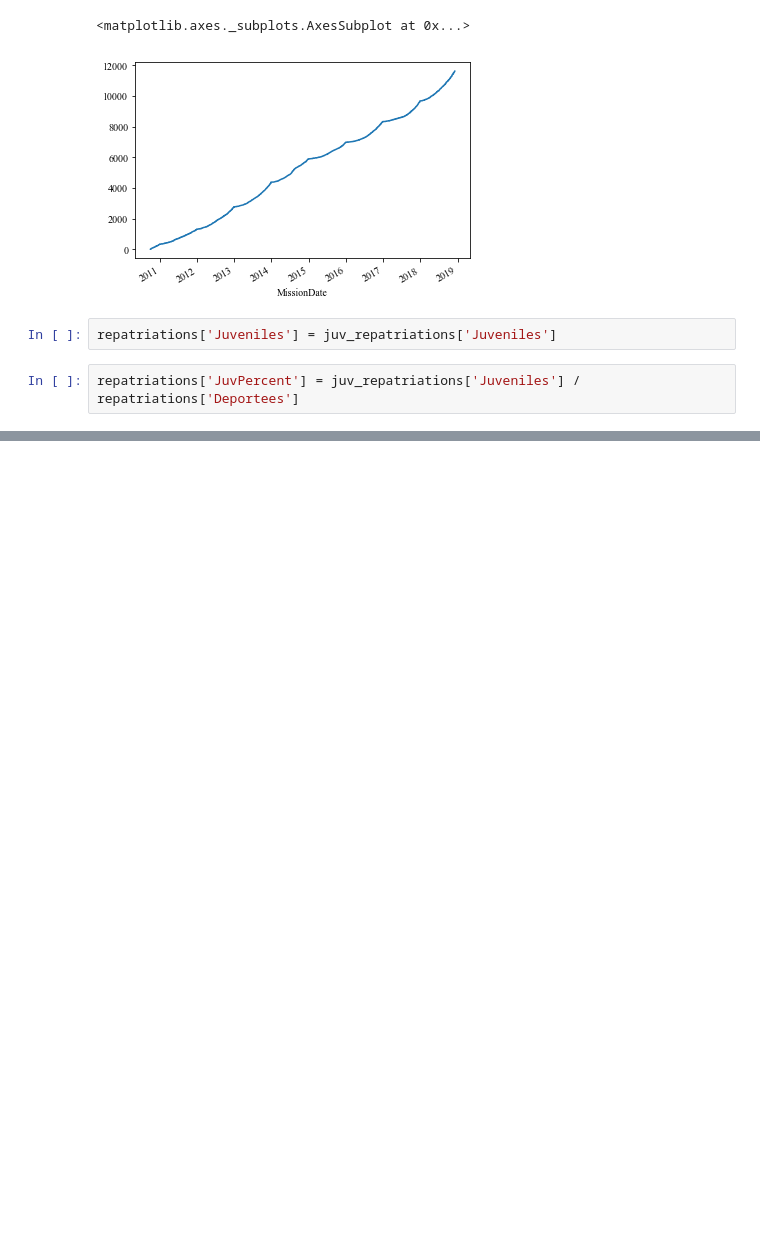
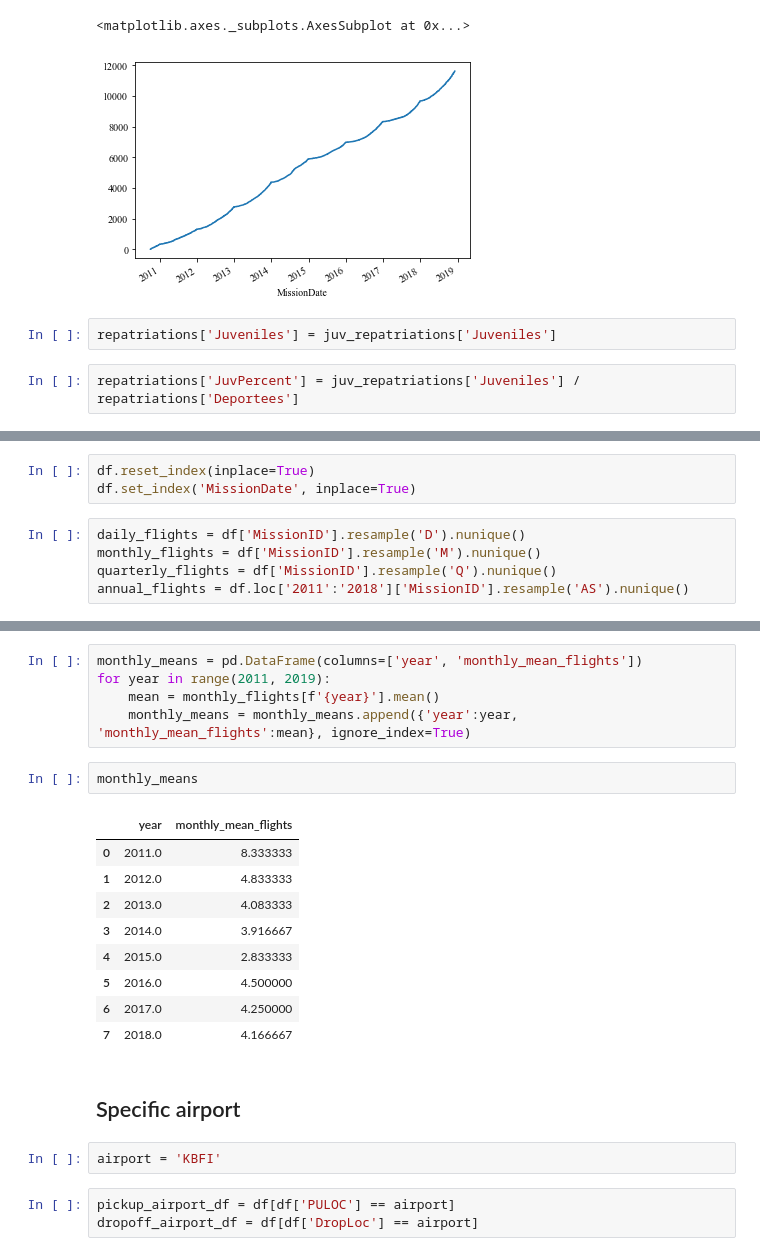
Before and after one commit to UWCHR/ice-air, a Jupyter notebook: analyze/note/analyze.ipynb, the cells around one changed output, grey strips where cells are left out. Drawn from its saved outputs; the diff is of its cells as text; blank space fills up the shorter version.

Commit message:
Additional analysis by nationality, airport

```diff
--- a/analyze/note/analyze.ipynb
+++ b/analyze/note/analyze.ipynb
@@ -636,0 +629,8 @@ repatriations
+# %%
+df.reset_index(inplace=True)
+df.set_index('MissionDate', inplace=True)
+# %%
+daily_flights = df['MissionID'].resample('D').nunique()
+monthly_flights = df['MissionID'].resample('M').nunique()
+quarterly_flights = df['MissionID'].resample('Q').nunique()
+annual_flights = df.loc['2011':'2018']['MissionID'].resample('AS').nunique()
@@ -636,0 +650,24 @@ repatriations
+# %%
+monthly_means = pd.DataFrame(columns=['year', 'monthly_mean_flights'])
+for year in range(2011, 2019):
+    mean = monthly_flights[f'{year}'].mean()
+    monthly_means = monthly_means.append({'year':year, 'monthly_mean_flights':mean}, ignore_index=True)
+# %%
+monthly_means
+# %% [output]
+|  | year | monthly_mean_flights |
+| 0 | 2011.0 | 8.333333 |
+| 1 | 2012.0 | 4.833333 |
+| 2 | 2013.0 | 4.083333 |
+| 3 | 2014.0 | 3.916667 |
+| 4 | 2015.0 | 2.833333 |
+| 5 | 2016.0 | 4.500000 |
+| 6 | 2017.0 | 4.250000 |
+| 7 | 2018.0 | 4.166667 |
+# %% [markdown]
+## Specific airport
+# %%
+airport = 'KBFI'
+# %%
+pickup_airport_df = df[df['PULOC'] == airport]
+dropoff_airport_df = df[df['DropLoc'] == airport]
```
Also changed, not shown: parts of 11 cells of this notebook.
